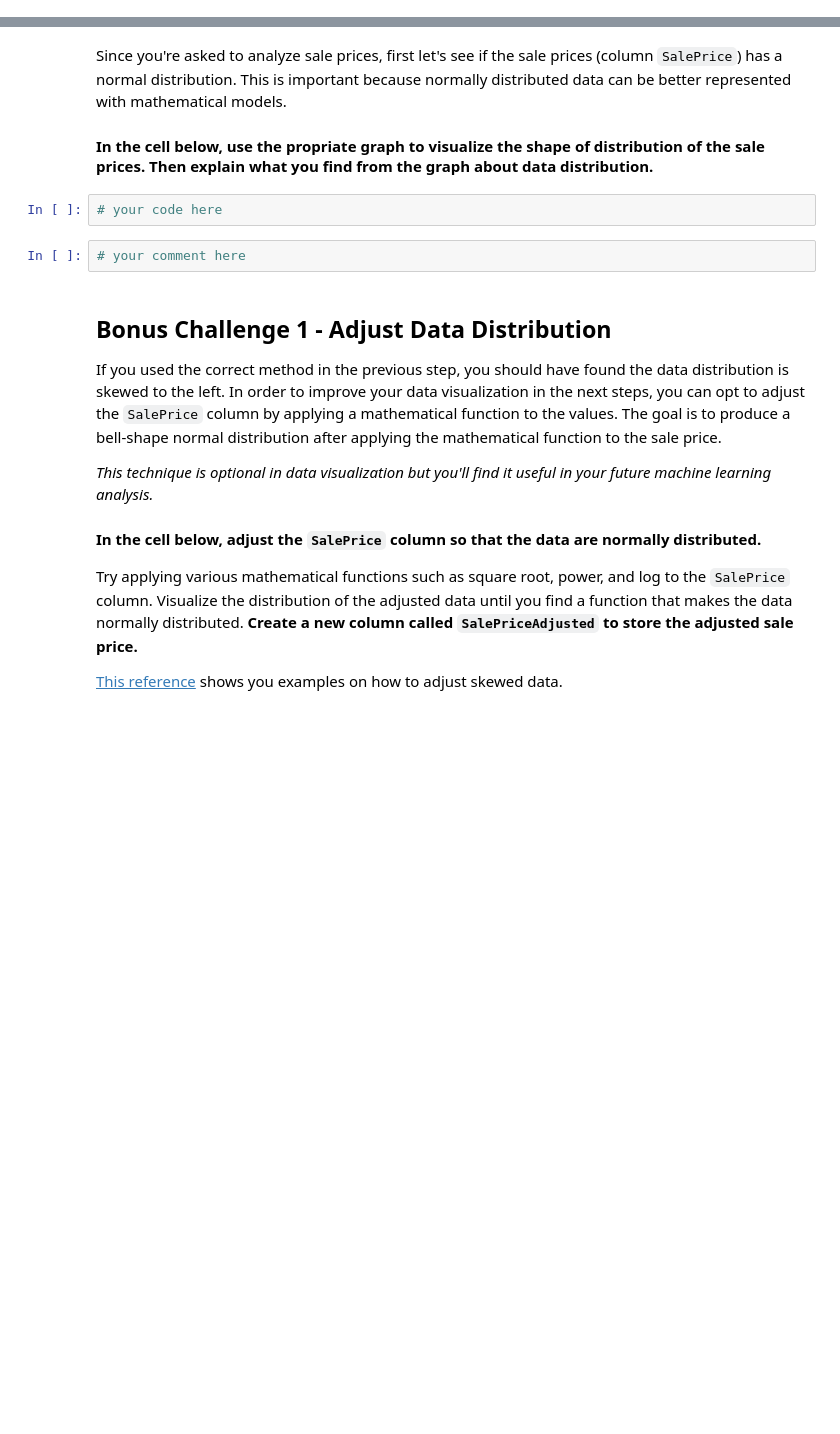
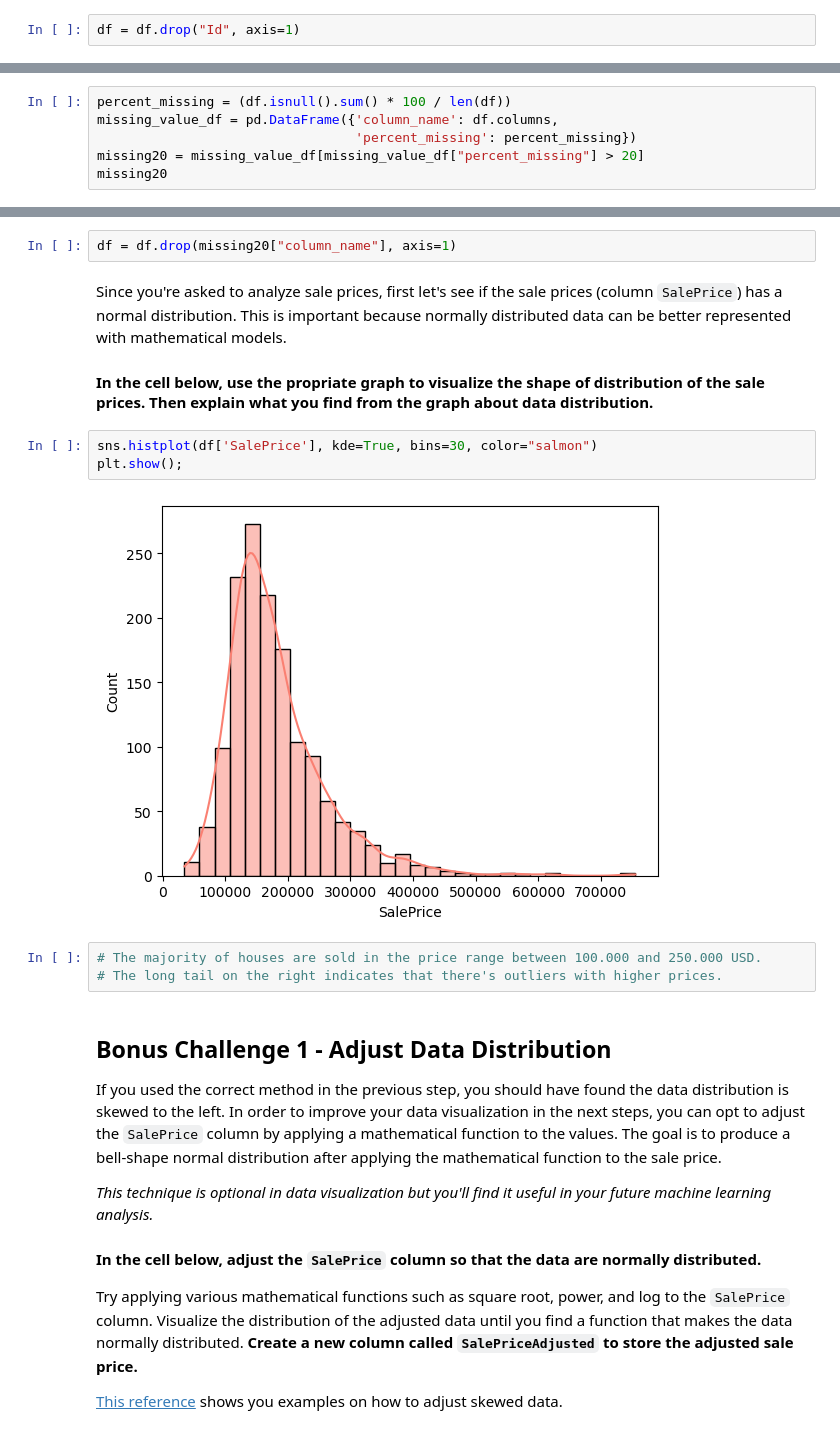
Before and after one commit to TebasMartinez/lab-storytelling-data-visualization, a Jupyter notebook: your-code/main.ipynb, the cells around one changed output, grey strips where cells are left out. Cells and saved outputs as stored; diff of their text form; blank space fills up the shorter version.

```diff
--- a/your-code/main.ipynb
+++ b/your-code/main.ipynb
@@ -40,3 +38,5 @@ You find the dataset has 81 columns which are a lot.
+# %%
+df = df.drop("Id", axis=1)
 # %% [markdown]
 You care about missing values. If a column has too many missing values, it is not reliable to use it to predict sales price.
 
@@ -51,0 +50,6 @@ Make a table containing the column name and the percentage of missing values. Pr
+# %%
+percent_missing = (df.isnull().sum() * 100 / len(df))
+missing_value_df = pd.DataFrame({'column_name': df.columns,
+                                 'percent_missing': percent_missing})
+missing20 = missing_value_df[missing_value_df["percent_missing"] > 20]
+missing20
@@ -58,11 +68,17 @@ After dropping, check the shape of your dataframes. You should have 75 columns n
+# %%
+df = df.drop(missing20["column_name"], axis=1)
 # %% [markdown]
 Since you're asked to analyze sale prices, first let's see if the sale prices (column `SalePrice`) has a normal distribution. This is important because normally distributed data can be better represented with mathematical models.
 
 #### In the cell below, use the propriate graph to visualize the shape of distribution of the sale prices. Then explain what you find from the graph about data distribution.
-# %%
-# your code here
-# %%
-# your comment here
+# %%
+sns.histplot(df['SalePrice'], kde=True, bins=30, color="salmon")
+plt.show();
+# %% [output]
+[figure, added]
+# %%
+# The majority of houses are sold in the price range between 100.000 and 250.000 USD.
+# The long tail on the right indicates that there's outliers with higher prices.
 # %% [markdown]
 ## Bonus Challenge 1 - Adjust Data Distribution
 
```
Also changed, not shown: parts of 4 cells of this notebook, 1 other file.
